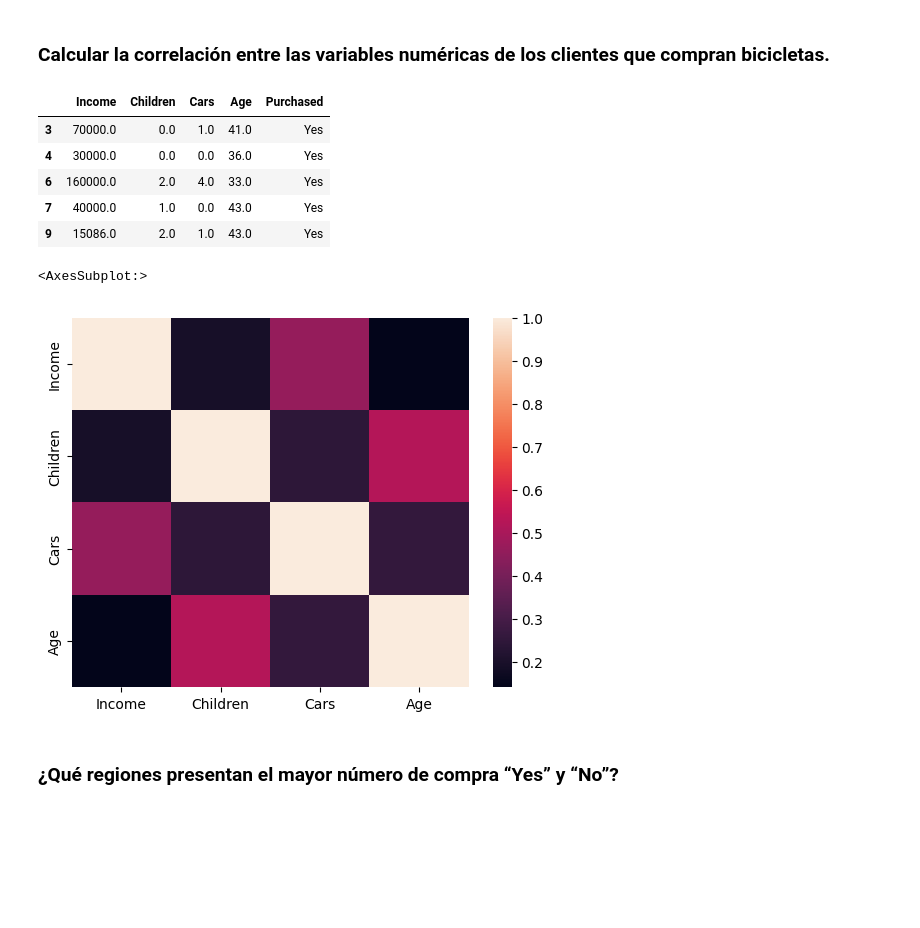
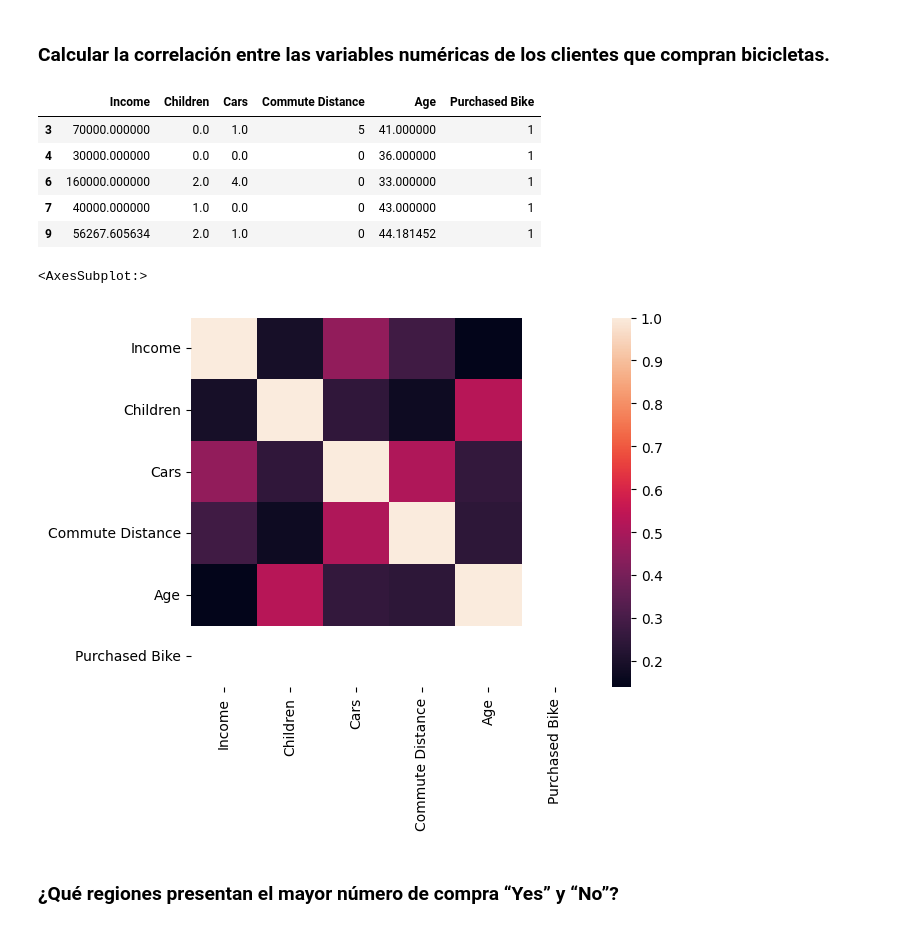
Before and after one commit to FrancoSimonini/bike-buyers-CRISP-DM_G2_CC52, a Jupyter notebook: Code/CodeBryan.ipynb, the cells around one changed output. Drawn from its saved outputs; the diff is of its cells as text; code cells hidden in the pictures; blank space fills up the shorter version.

```diff
--- a/Code/CodeBryan.ipynb
+++ b/Code/CodeBryan.ipynb
@@ -203,0 +75,2 @@ df['Age'] = df[['Age','Education']].apply(impute_age,axis=1)
+# %%
+numericas= df.select_dtypes(include=['float64', 'int'])
@@ -204,3 +89,6 @@ df['Age'] = df[['Age','Education']].apply(impute_age,axis=1)
+# %%
+for column in numericas:
+    df[column] = df[column].fillna(df[column].mean())
 # %%
 categoricas = df.select_dtypes(include=['object','category'])
 # %%
@@ -222,23 +105,24 @@ sns.heatmap(df.isnull(),yticklabels=False,cbar=False,cmap='viridis')
+# %%
+df['Commute Distance'] = df['Commute Distance'].replace({'0-1 Miles': 0,'1-2 Miles': 1, '10+ Miles': 10, '2-5 Miles': 2, '5-10 Miles': 5})
 # %% [markdown]
 ### Calcular la correlación entre las variables numéricas de los clientes que compran bicicletas.
 # %%
 numerics= df.select_dtypes(include=['float64', 'int'])
-dfc = numerics.assign(Purchased = df[['Purchased Bike']])
-dfc = dfc[dfc.Purchased == 'Yes']
+numerics = numerics[numerics['Purchased Bike'] == 1]
 # %%
-dfc.head()
+numerics.head()
 # %% [output]
-|  | Income | Children | Cars | Age | Purchased |
-| 3 | 70000.0 | 0.0 | 1.0 | 41.0 | Yes |
-| 4 | 30000.0 | 0.0 | 0.0 | 36.0 | Yes |
-| 6 | 160000.0 | 2.0 | 4.0 | 33.0 | Yes |
-| 7 | 40000.0 | 1.0 | 0.0 | 43.0 | Yes |
-| 9 | 15086.0 | 2.0 | 1.0 | 43.0 | Yes |
+|  | Income | Children | Cars | Commute Distance | Age | Purchased Bike |
+| 3 | 70000.000000 | 0.0 | 1.0 | 5 | 41.000000 | 1 |
+| 4 | 30000.000000 | 0.0 | 0.0 | 0 | 36.000000 | 1 |
+| 6 | 160000.000000 | 2.0 | 4.0 | 0 | 33.000000 | 1 |
+| 7 | 40000.000000 | 1.0 | 0.0 | 0 | 43.000000 | 1 |
+| 9 | 56267.605634 | 2.0 | 1.0 | 0 | 44.181452 | 1 |
 # %%
-sns.heatmap(dfc.corr())
+sns.heatmap(numerics.corr())
 # %% [output]
 <AxesSubplot:>
-[figure, old version]
+[figure, new version]
 # %% [markdown]
 ### ¿Qué regiones presentan el mayor número de compra “Yes” y “No”?
 # %%
```
Also changed, not shown: parts of 48 cells of this notebook.
